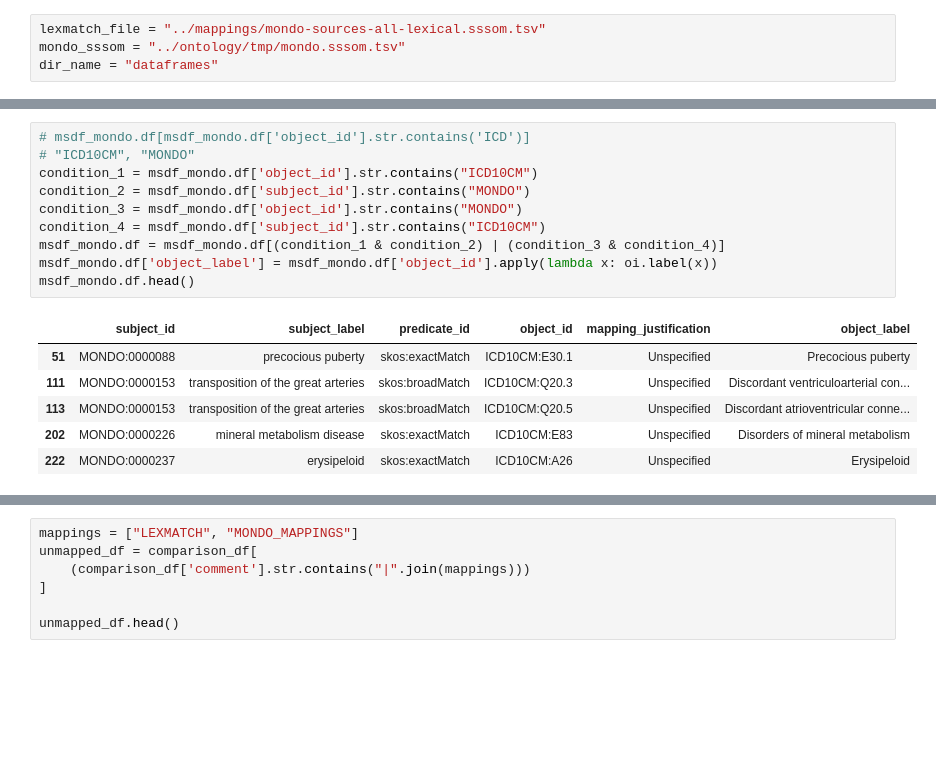
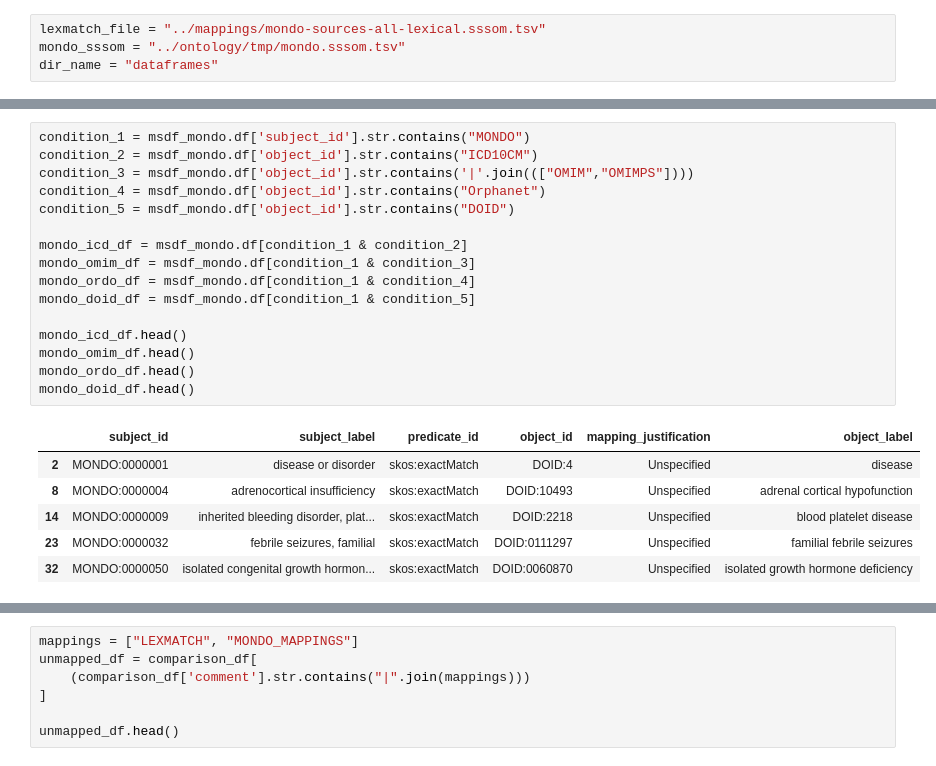
Before and after one commit to monarch-initiative/mondo-ingest, a Jupyter notebook: src/scripts/oak-lexmatch-sssom-compare.ipynb, the cells around one changed output, grey strips where cells are left out. Saved outputs shown, nothing was run; the diff lists cells and outputs as text; blank space fills up the shorter version.

```diff
--- a/src/scripts/oak-lexmatch-sssom-compare.ipynb
+++ b/src/scripts/oak-lexmatch-sssom-compare.ipynb
@@ -46,17 +101,23 @@ Wall time: 1min 53s
 # %%
-# msdf_mondo.df[msdf_mondo.df['object_id'].str.contains('ICD')]
-# "ICD10CM", "MONDO"
-condition_1 = msdf_mondo.df['object_id'].str.contains("ICD10CM")
-condition_2 = msdf_mondo.df['subject_id'].str.contains("MONDO")
-condition_3 = msdf_mondo.df['object_id'].str.contains("MONDO")
-condition_4 = msdf_mondo.df['subject_id'].str.contains("ICD10CM")
-msdf_mondo.df = msdf_mondo.df[(condition_1 & condition_2) | (condition_3 & condition_4)]
-msdf_mondo.df['object_label'] = msdf_mondo.df['object_id'].apply(lambda x: oi.label(x))
-msdf_mondo.df.head()
+condition_1 = msdf_mondo.df['subject_id'].str.contains("MONDO")
+condition_2 = msdf_mondo.df['object_id'].str.contains("ICD10CM")
+condition_3 = msdf_mondo.df['object_id'].str.contains('|'.join((["OMIM","OMIMPS"])))
+condition_4 = msdf_mondo.df['object_id'].str.contains("Orphanet")
+condition_5 = msdf_mondo.df['object_id'].str.contains("DOID")
+
+mondo_icd_df = msdf_mondo.df[condition_1 & condition_2]
+mondo_omim_df = msdf_mondo.df[condition_1 & condition_3]
+mondo_ordo_df = msdf_mondo.df[condition_1 & condition_4]
+mondo_doid_df = msdf_mondo.df[condition_1 & condition_5]
+
+mondo_icd_df.head()
+mondo_omim_df.head()
+mondo_ordo_df.head()
+mondo_doid_df.head()
 # %% [output]
 |  | subject_id | subject_label | predicate_id | object_id | mapping_justification | object_label |
-| 51 | MONDO:0000088 | precocious puberty | skos:exactMatch | ICD10CM:E30.1 | Unspecified | Precocious puberty |
-| 111 | MONDO:0000153 | transposition of the great arteries | skos:broadMatch | ICD10CM:Q20.3 | Unspecified | Discordant ventriculoarterial con... |
-| 113 | MONDO:0000153 | transposition of the great arteries | skos:broadMatch | ICD10CM:Q20.5 | Unspecified | Discordant atrioventricular conne... |
-| 202 | MONDO:0000226 | mineral metabolism disease | skos:exactMatch | ICD10CM:E83 | Unspecified | Disorders of mineral metabolism |
-| 222 | MONDO:0000237 | erysipeloid | skos:exactMatch | ICD10CM:A26 | Unspecified | Erysipeloid |
+| 2 | MONDO:0000001 | disease or disorder | skos:exactMatch | DOID:4 | Unspecified | disease |
+| 8 | MONDO:0000004 | adrenocortical insufficiency | skos:exactMatch | DOID:10493 | Unspecified | adrenal cortical hypofunction |
+| 14 | MONDO:0000009 | inherited bleeding disorder, plat... | skos:exactMatch | DOID:2218 | Unspecified | blood platelet disease |
+| 23 | MONDO:0000032 | febrile seizures, familial | skos:exactMatch | DOID:0111297 | Unspecified | familial febrile seizures |
+| 32 | MONDO:0000050 | isolated congenital growth hormon... | skos:exactMatch | DOID:0060870 | Unspecified | isolated growth hormone deficiency |
```
Also changed, not shown: parts of 17 cells of this notebook.
